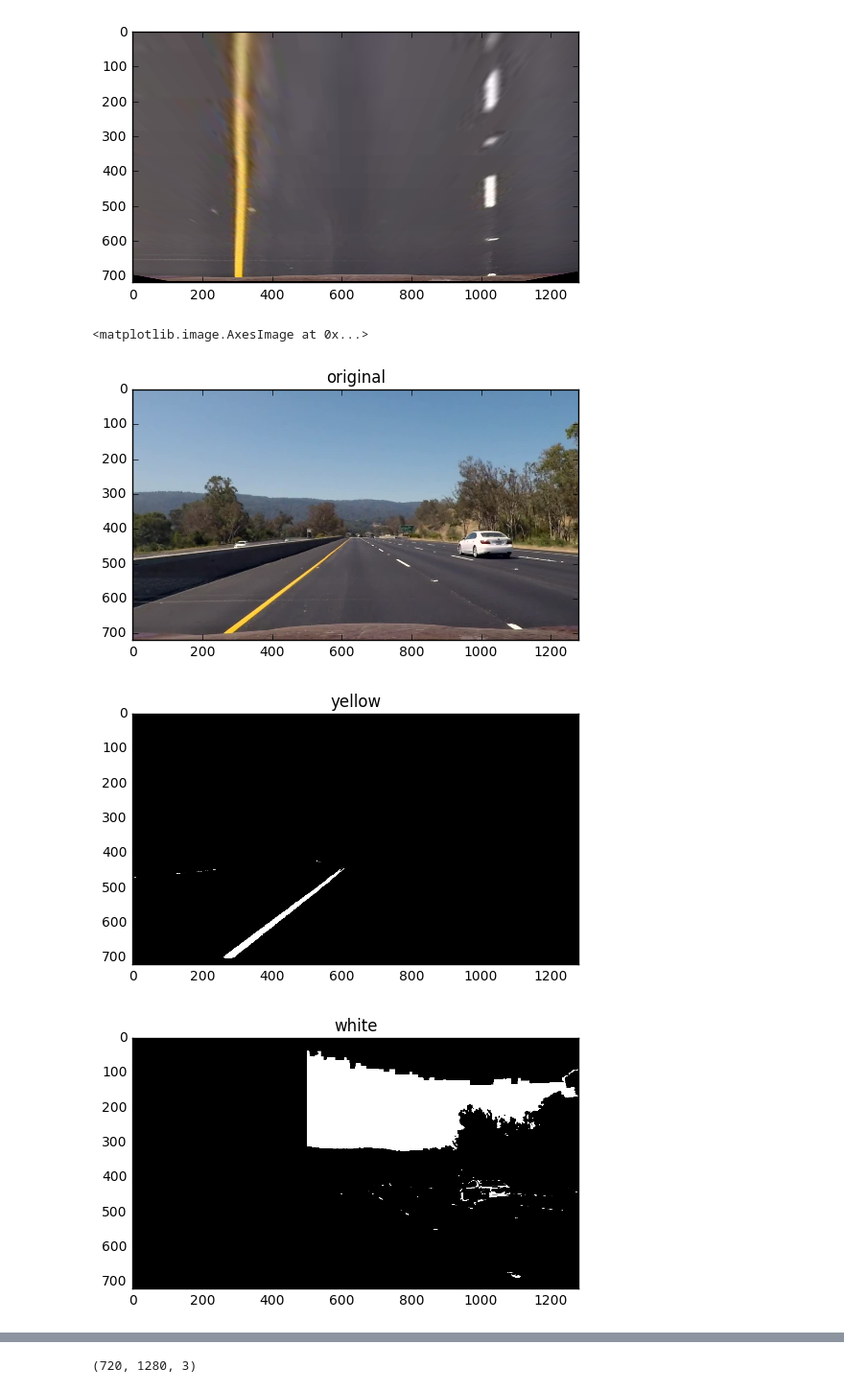
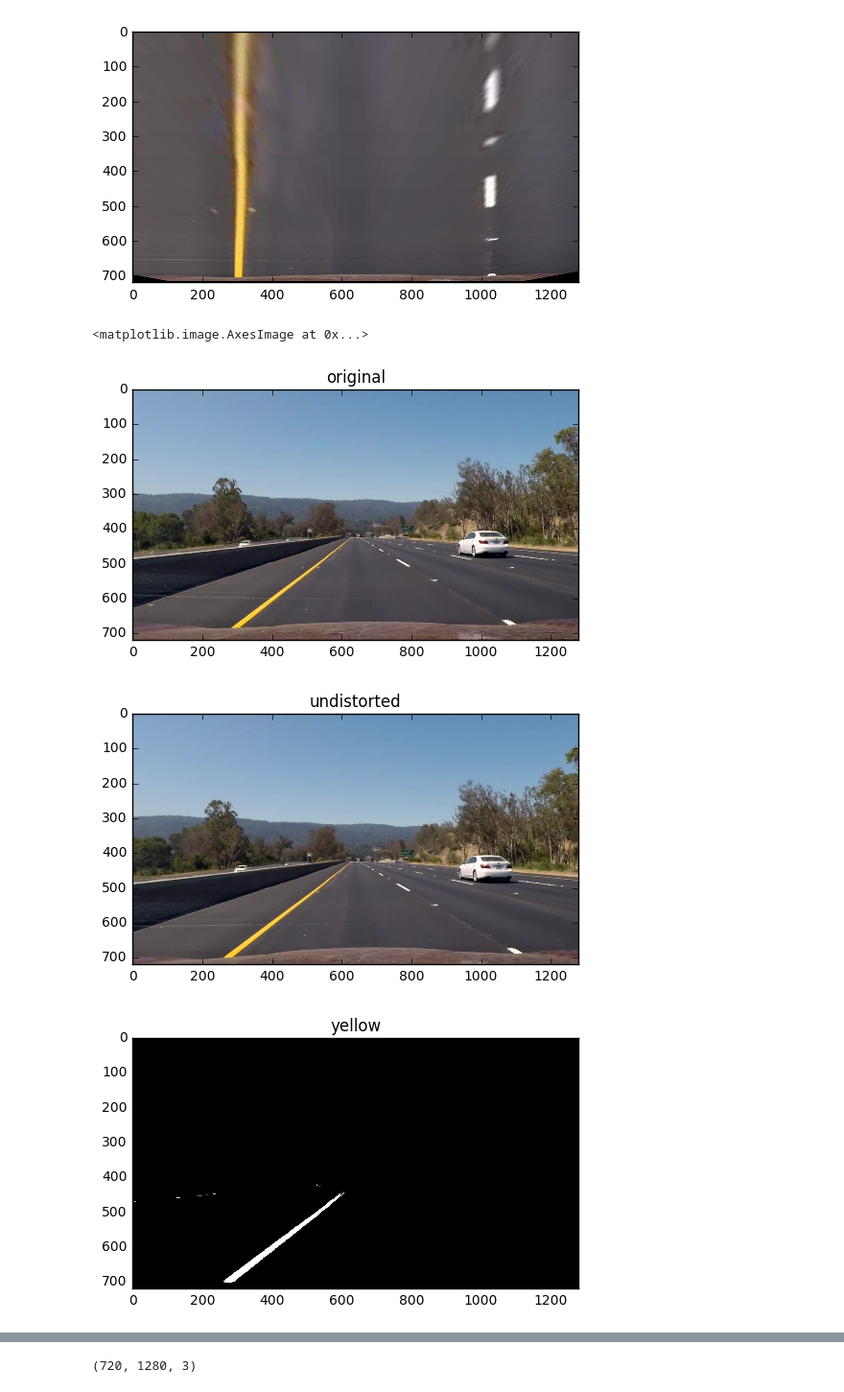
Before and after one commit to xingjin2017/CarND-Advanced-Lane-Lines, a Jupyter notebook: P4-Advanced-Lane-Finding.ipynb, the cells around one changed output, grey strips where cells are left out. Shown at 96% size. Saved outputs shown, nothing was run; the diff lists cells and outputs as text; code cells hidden in the pictures.

```diff
--- a/P4-Advanced-Lane-Finding.ipynb
+++ b/P4-Advanced-Lane-Finding.ipynb
@@ -217,13 +224,6 @@ def combined_filters(img, sobel_thresh=(35, 150), hls_thresh=(30, 255)):
     # Threshold color channel
     s_binary = hls_filter(img, thresh=hls_thresh)
 
-    #plt.figure(1)
-    #plt.imshow(img)
-    #plt.figure(2)
-    #plt.imshow(s_binary, cmap='gray')
-    #plt.figure(3)
-    #plt.imshow(sxbinary, cmap='gray')
-
     # Combine the two binary thresholds
     combined_binary = np.zeros_like(sxbinary)
     combined_binary[(s_binary == 1) | (sobel_binary == 1)] = 1
@@ -261,12 +261,12 @@ def combined_filters2(img, sth=(35, 100),
     #gray = cv2.equalizeHist(gray)
     ksize = 3
     # Threshold x gradient
-    sxbinary = abs_thresh(gray, orient='x', sobel_kernel=ksize, thresh=(20, 100))
+    sxbinary = abs_thresh(gray, orient='x', sobel_kernel=ksize, thresh=sth)
     # !! Use sobel edge detector, but only for bright colors, not dark lines
     # So to remove dark lines/splits on the road.
     kernel = np.ones((ksize+3,ksize+3),np.uint8)
     erosion = cv2.erode(gray,kernel,iterations = 1)
-    sxbinary[erosion < 155] = 0
+    sxbinary[erosion < 50] = 0
 
     # Saturation channel filtering from HLS
     hls_binary = hls_filter(img, thresh=(170, 255))
@@ -284,54 +284,57 @@ def combined_filters2(img, sth=(35, 100),
     #combined_binary[(yellow_binary == 1) | (white_binary == 1) | (sxbinary == 1)] = 1
 
     if visualize:
-        plt.figure(1)
-        plt.title('original')
+        plt.figure(2)
+        plt.title('undistorted')
         plt.imshow(img)
-        plt.figure(2)
+        plt.figure(3)
         plt.title('yellow')
         plt.imshow(yellow_binary, cmap='gray')
-        plt.figure(3)
+        plt.figure(4)
         plt.title('white')
         plt.imshow(white_binary, cmap='gray')
-        plt.figure(4)
+        plt.figure(5)
         plt.title('gray')
         plt.imshow(gray, cmap='gray')
-        plt.figure(5)
+        plt.figure(6)
         plt.title('gray erosion')
         plt.imshow(erosion, cmap='gray')
-        plt.figure(6)
+        plt.figure(7)
         plt.title('sobel x')
         plt.imshow(sxbinary, cmap='gray')
-        plt.figure(7)
+        plt.figure(8)
         plt.title('HLS filtering')
         plt.imshow(hls_binary, cmap='gray')
 
     return combined_binary
 
 # A function that does undistortion, filtering and perspective transform.
 def lane_warp(img, enable_sobel=True, visualize=False):
     '''
     Apply both undistortion and filtering
     '''
     undistorted = cv2.undistort(img, mtx, dist, None, mtx)
-    #filtered_img = combined_filters(undistorted)
+    if visualize:
+        plt.figure(1)
+        plt.title('original')
+        plt.imshow(img)
     if enable_sobel:
         sth = (35, 100)
     else:
         sth = (256, 256)
     filtered_img = combined_filters2(undistorted, sth=sth, y=([0, 100, 100], [50, 255, 255]),
                                     w=([20, 0, 170], [255, 100, 255]), visualize=visualize)
     lane_warped = cv2.warpPerspective(filtered_img, M,
                                  (undistorted.shape[1], undistorted.shape[0]),
                                  flags=cv2.INTER_NEAREST)
     return lane_warped
 
 warped = lane_warp(img, visualize=True)
 plt.figure(18)
 plt.title('lane_warp')
 plt.imshow(warped, cmap='gray')
 # %% [output]
 <matplotlib.image.AxesImage at 0x...>
-[figure, old version]
+[figure, new version]
-[figure, old version]
+[figure, new version]
-[figure, old version]
+[figure, new version]
```
Also changed, not shown: parts of 8 cells of this notebook, 17 other files.
